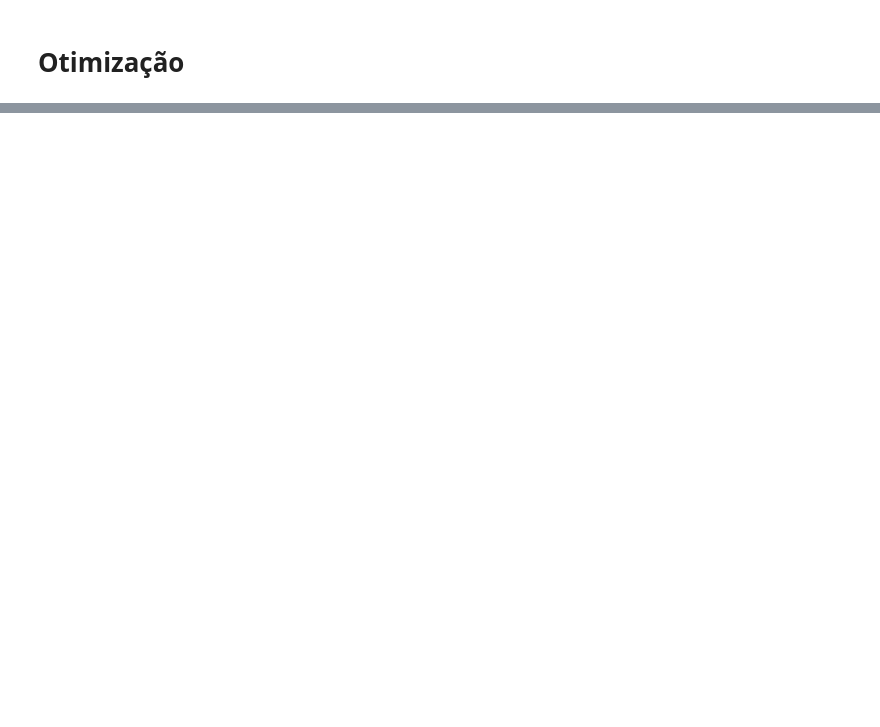
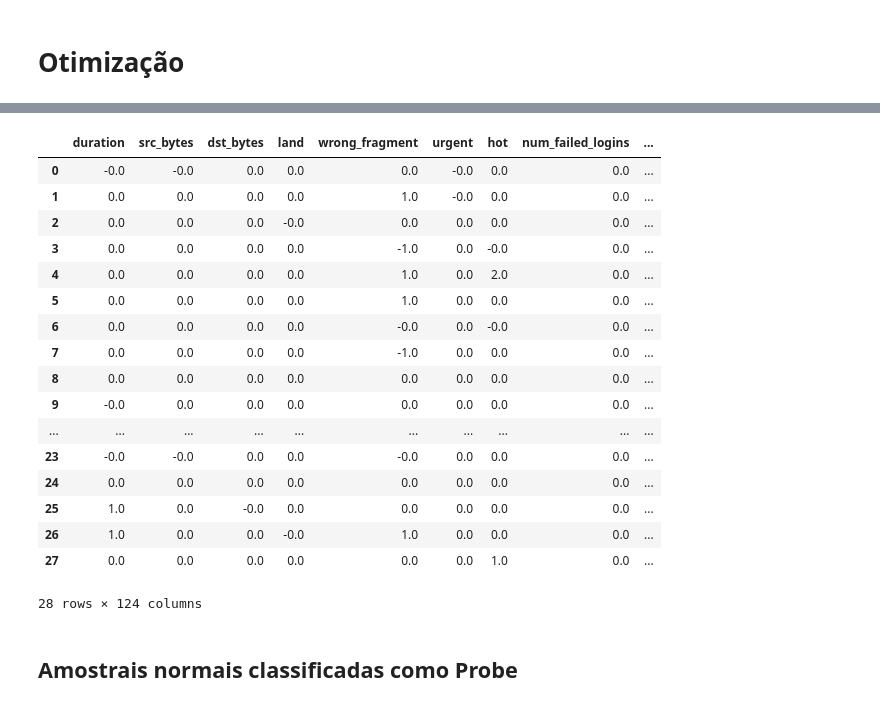
Before and after one commit to pedropaiola/Adversarial-Explainable-IDS, a Jupyter notebook: adversarial.ipynb, the cells around one changed output, grey strips where cells are left out. Saved outputs shown, nothing was run; the diff lists cells and outputs as text; code cells hidden in the pictures; blank space fills up the shorter version.

```diff
--- a/adversarial.ipynb
+++ b/adversarial.ipynb
@@ -401,0 +569,22 @@ Inteiro 0.0 [0.0] 0.0 service_red_i
+# %%
+dfDif = diferenca(dfOrig, dfRes)
+dfDif
+# %% [output]
+|  | duration | src_bytes | dst_bytes | land | wrong_fragment | urgent | hot | num_failed_logins | ... |
+| 0 | -0.0 | -0.0 | 0.0 | 0.0 | 0.0 | -0.0 | 0.0 | 0.0 | ... |
+| 1 | 0.0 | 0.0 | 0.0 | 0.0 | 1.0 | -0.0 | 0.0 | 0.0 | ... |
+| 2 | 0.0 | 0.0 | 0.0 | -0.0 | 0.0 | 0.0 | 0.0 | 0.0 | ... |
+| 3 | 0.0 | 0.0 | 0.0 | 0.0 | -1.0 | 0.0 | -0.0 | 0.0 | ... |
+| 4 | 0.0 | 0.0 | 0.0 | 0.0 | 1.0 | 0.0 | 2.0 | 0.0 | ... |
+| 5 | 0.0 | 0.0 | 0.0 | 0.0 | 1.0 | 0.0 | 0.0 | 0.0 | ... |
+| 6 | 0.0 | 0.0 | 0.0 | 0.0 | -0.0 | 0.0 | -0.0 | 0.0 | ... |
+| 7 | 0.0 | 0.0 | 0.0 | 0.0 | -1.0 | 0.0 | 0.0 | 0.0 | ... |
+| 8 | 0.0 | 0.0 | 0.0 | 0.0 | 0.0 | 0.0 | 0.0 | 0.0 | ... |
+| 9 | -0.0 | 0.0 | 0.0 | 0.0 | 0.0 | 0.0 | 0.0 | 0.0 | ... |
+| ... | ... | ... | ... | ... | ... | ... | ... | ... | ... |
+| 23 | -0.0 | -0.0 | 0.0 | 0.0 | -0.0 | 0.0 | 0.0 | 0.0 | ... |
+| 24 | 0.0 | 0.0 | 0.0 | 0.0 | 0.0 | 0.0 | 0.0 | 0.0 | ... |
+| 25 | 1.0 | 0.0 | -0.0 | 0.0 | 0.0 | 0.0 | 0.0 | 0.0 | ... |
+| 26 | 1.0 | 0.0 | 0.0 | -0.0 | 1.0 | 0.0 | 0.0 | 0.0 | ... |
+| 27 | 0.0 | 0.0 | 0.0 | 0.0 | 0.0 | 0.0 | 1.0 | 0.0 | ... |
+28 rows × 124 columns
@@ -401,0 +598,2 @@ Inteiro 0.0 [0.0] 0.0 service_red_i
+# %% [markdown]
+<h2>Amostrais normais classificadas como Probe<h2>
```
Also changed, not shown: parts of 132 cells of this notebook, 36 other files.
